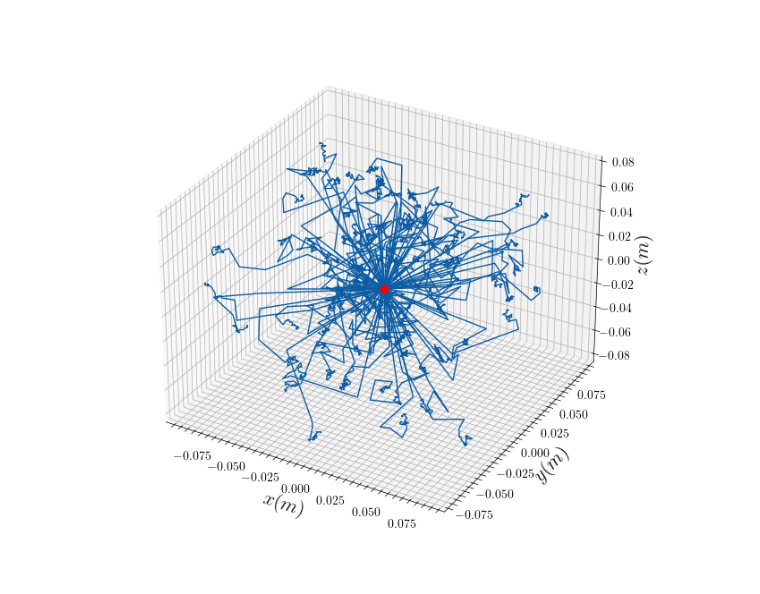
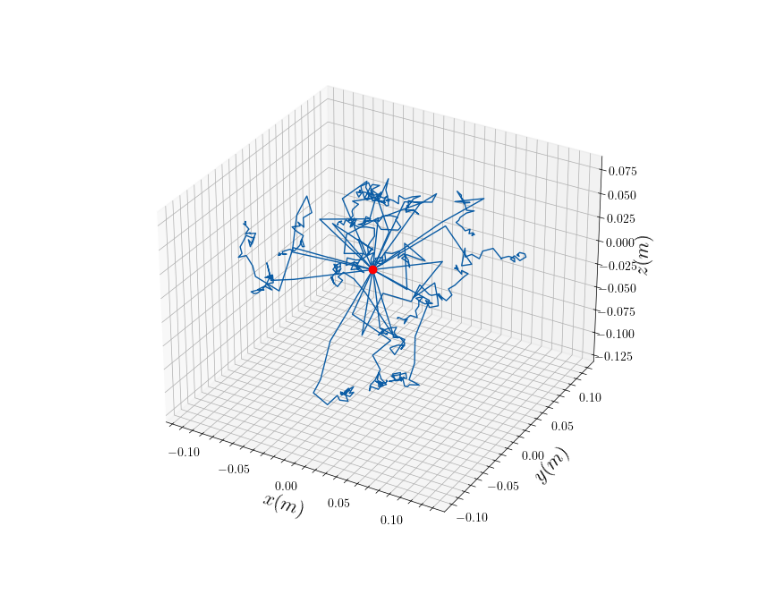
Before and after one commit to DerkNiessink/NeutroWater, a Jupyter notebook: collision.ipynb, the cells around one changed output. Cells and saved outputs as stored; diff of their text form; code cells hidden in the pictures.

```diff
--- a/collision.ipynb
+++ b/collision.ipynb
@@ -26,5 +34,6 @@ data = pd.read_csv("data/mean_free_path.csv")
 mean_free_paths = list(data["lambda(m)"])
 energies = list(data["Energy(eV)"])
 
-diffusing_neutrons = DiffusingNeutrons(nNeutrons=100, mean_free_paths=mean_free_paths, energies=energies)
-diffusing_neutrons.diffuse(nCollisions=5)
+diffusing_neutrons = DiffusingNeutrons(nNeutrons=20, mean_free_paths=mean_free_paths, energies=energies)
+diffusing_neutrons.diffuse(nCollisions=3)
+plot_trajectories(diffusing_neutrons)
@@ -35,5 +42,5 @@ plot_trajectories(diffusing_neutrons)
 # %%
-diffusing_neutrons.diffuse(30)
+diffusing_neutrons.diffuse(nCollisions=32)
 plot_trajectories(diffusing_neutrons)
 # %% [output]
-[figure, old version]
+[figure, new version]
```
Also changed, not shown: parts of 5 cells of this notebook, 1 other file.
